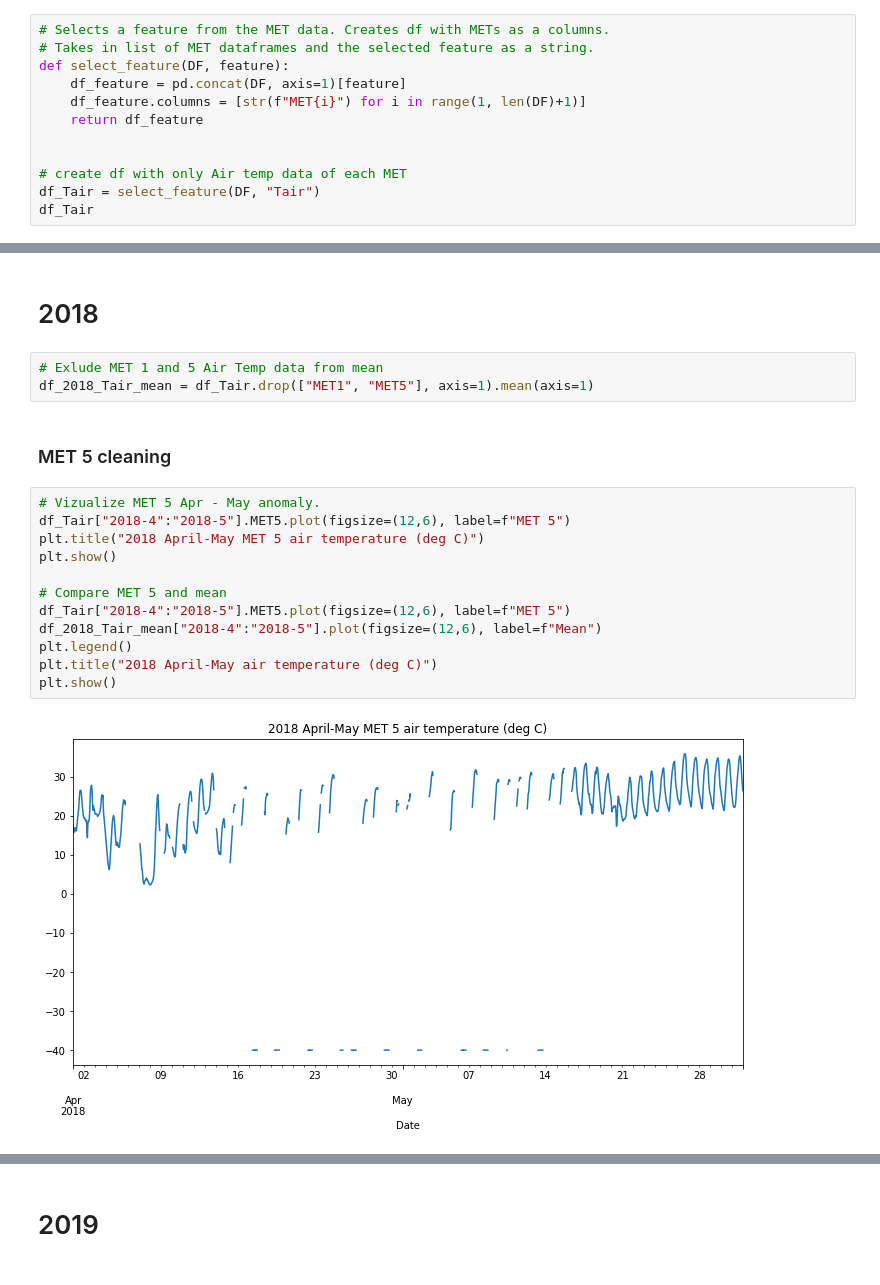
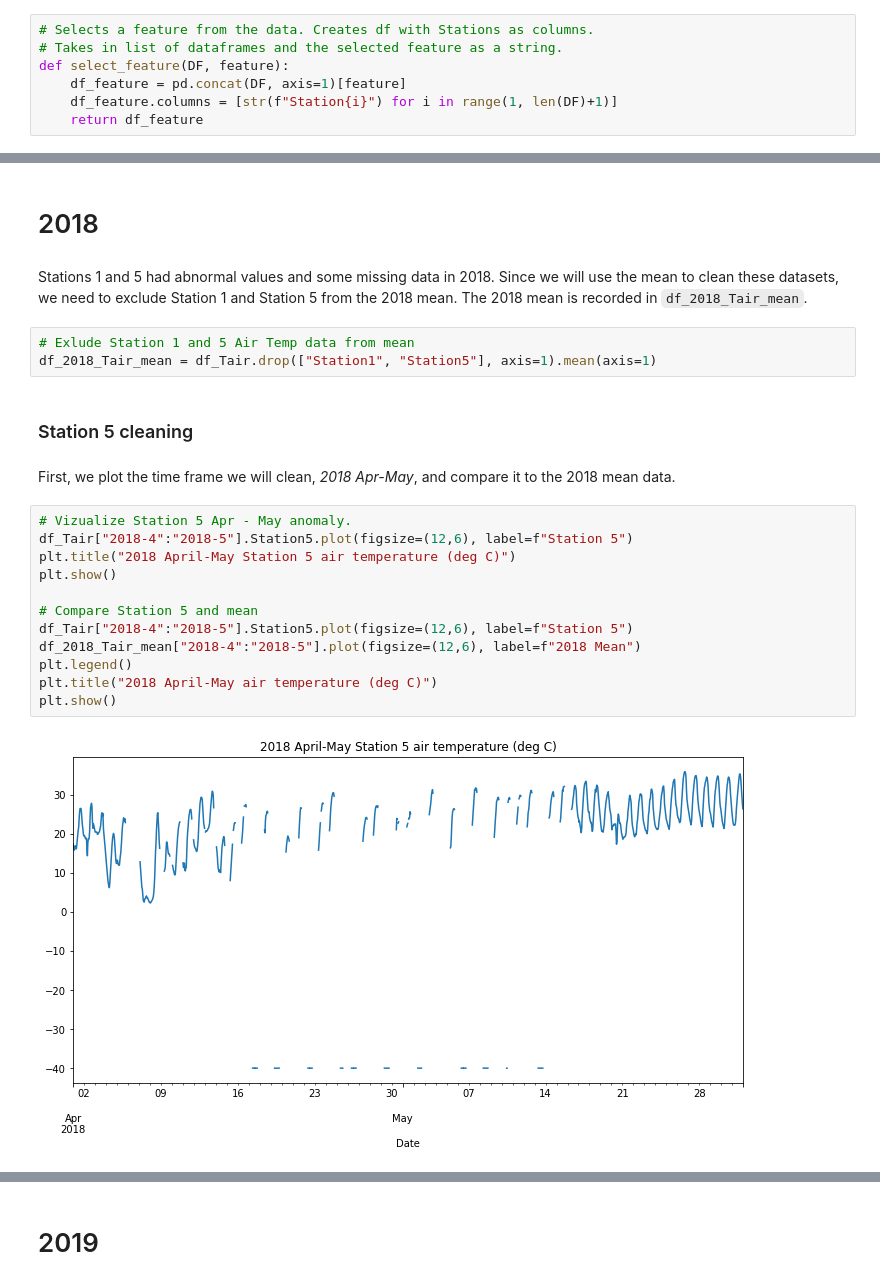
Before and after one commit to kiat/tx-soil-moisture, a Jupyter notebook: notebook/AirTemp-Comparisons-and-Cleaning.ipynb, the cells around one changed output, grey strips where cells are left out. Saved outputs shown, nothing was run; the diff lists cells and outputs as text.

```diff
--- a/notebook/AirTemp-Comparisons-and-Cleaning.ipynb
+++ b/notebook/AirTemp-Comparisons-and-Cleaning.ipynb
@@ -56,12 +60,7 @@ These data are a little different from Houston data. But, soil moisture, precipi
 # %%
-# Selects a feature from the MET data. Creates df with METs as a columns.
-# Takes in list of MET dataframes and the selected feature as a string.
+# Selects a feature from the data. Creates df with Stations as columns.
+# Takes in list of dataframes and the selected feature as a string.
 def select_feature(DF, feature):
     df_feature = pd.concat(DF, axis=1)[feature]
-    df_feature.columns = [str(f"MET{i}") for i in range(1, len(DF)+1)]
+    df_feature.columns = [str(f"Station{i}") for i in range(1, len(DF)+1)]
     return df_feature
-
-
-# create df with only Air temp data of each MET
-df_Tair = select_feature(DF, "Tair")
-df_Tair
@@ -125,21 +131,25 @@ Air temperature of each MET is very similar across the year. Annual means can be
 # %% [markdown]
 # 2018
+# %% [markdown]
+Stations 1 and 5 had abnormal values and some missing data in 2018. Since we will use the mean to clean these datasets, we need to exclude Station 1 and Station 5 from the 2018 mean. The 2018 mean is recorded in `df_2018_Tair_mean`.
 # %%
-# Exlude MET 1 and 5 Air Temp data from mean
-df_2018_Tair_mean = df_Tair.drop(["MET1", "MET5"], axis=1).mean(axis=1)
+# Exlude Station 1 and 5 Air Temp data from mean
+df_2018_Tair_mean = df_Tair.drop(["Station1", "Station5"], axis=1).mean(axis=1)
 # %% [markdown]
-### MET 5 cleaning
+### Station 5 cleaning
+# %% [markdown]
+First, we plot the time frame we will clean, *2018 Apr-May*, and compare it to the 2018 mean data.
 # %%
-# Vizualize MET 5 Apr - May anomaly.
-df_Tair["2018-4":"2018-5"].MET5.plot(figsize=(12,6), label=f"MET 5")
-plt.title("2018 April-May MET 5 air temperature (deg C)")
+# Vizualize Station 5 Apr - May anomaly.
+df_Tair["2018-4":"2018-5"].Station5.plot(figsize=(12,6), label=f"Station 5")
+plt.title("2018 April-May Station 5 air temperature (deg C)")
 plt.show()
 
-# Compare MET 5 and mean
-df_Tair["2018-4":"2018-5"].MET5.plot(figsize=(12,6), label=f"MET 5")
-df_2018_Tair_mean["2018-4":"2018-5"].plot(figsize=(12,6), label=f"Mean")
+# Compare Station 5 and mean
+df_Tair["2018-4":"2018-5"].Station5.plot(figsize=(12,6), label=f"Station 5")
+df_2018_Tair_mean["2018-4":"2018-5"].plot(figsize=(12,6), label=f"2018 Mean")
 plt.legend()
 plt.title("2018 April-May air temperature (deg C)")
 plt.show()
 # %% [output]
-[figure, old version]
+[figure, new version]
```
Also changed, not shown: parts of 61 cells of this notebook.
